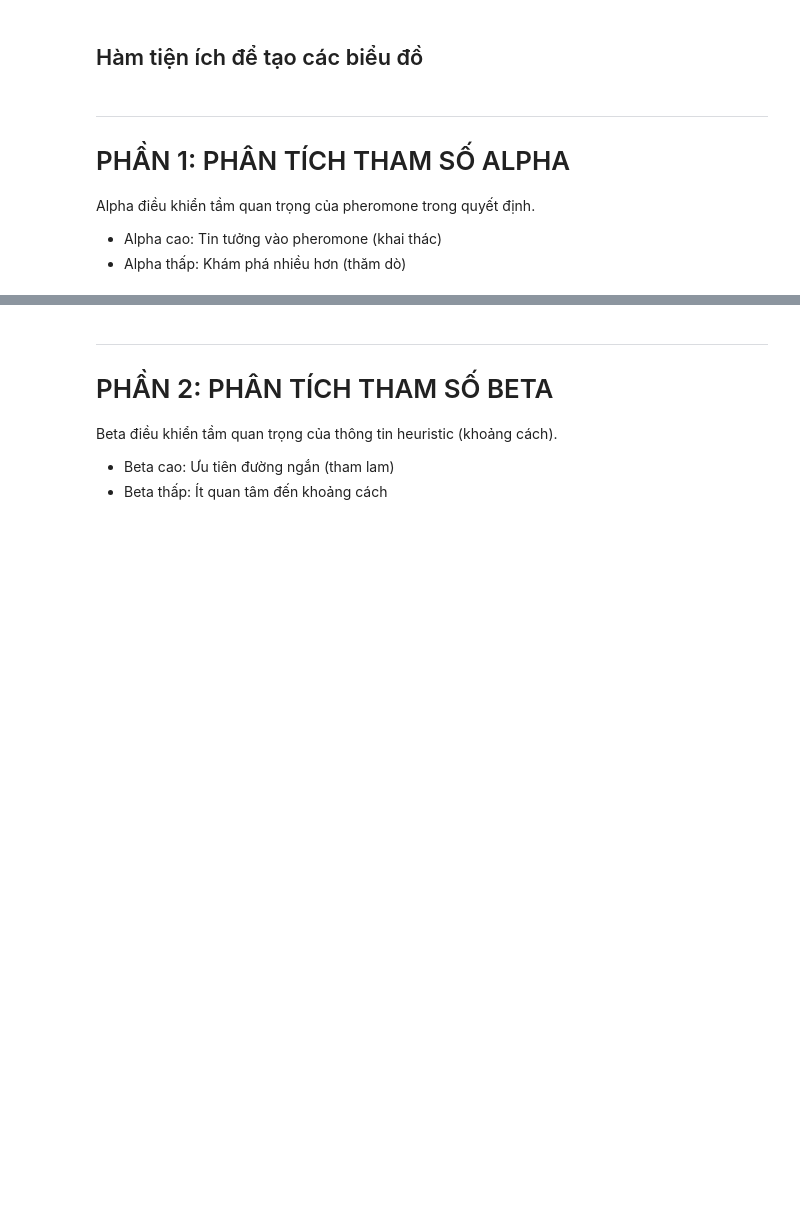
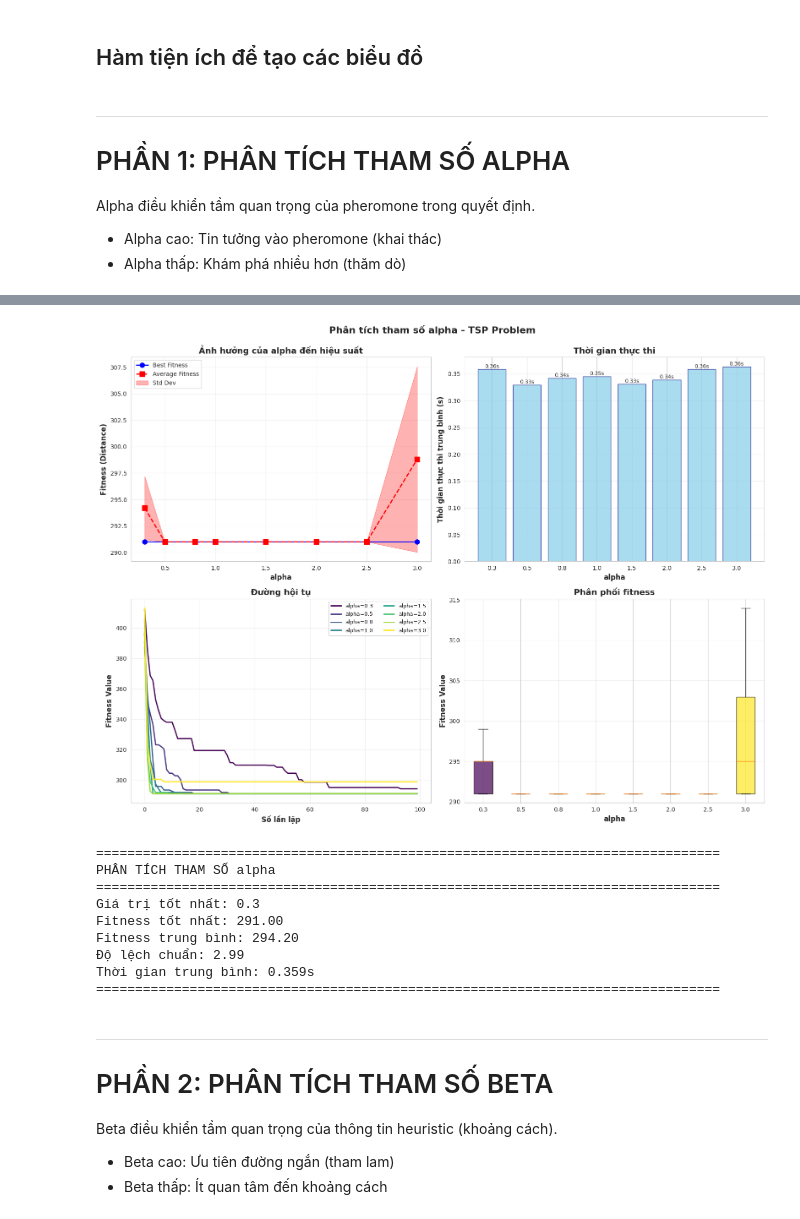
Before and after one commit to p1neapplechoco/search-algo, a Jupyter notebook: notebooks/aco_parameters.ipynb, the cells around one changed output, grey strips where cells are left out. Saved outputs shown, nothing was run; the diff lists cells and outputs as text; code cells hidden in the pictures; blank space fills up the shorter version.

```diff
--- a/notebooks/aco_parameters.ipynb
+++ b/notebooks/aco_parameters.ipynb
@@ -68,17 +68,24 @@ def get_problem_infos(PROBLEM: int) -> Tuple[np.ndarray, List[int]]:
         distance_matrix = []
         for line in lines:
             row = [float(x) for x in line.split()]
-            distance_matrix.append(row)
+            if row:
+                distance_matrix.append(row)
         distance_matrix = np.array(distance_matrix)
 
     # Read solution path
     with open(TSP_DATA_FOLDER + problem + "_s.txt") as f:
-        # Convert to 0-indexed
-        solution = [int(s.strip()) - 1 for s in f.readlines()]
+        solution = [int(s.strip()) - 1 for s in f.readlines() if s.strip()]
 
     return distance_matrix, solution
 
-PROBLEM = 4
+# Sử dụng bài toán p05 (10 thành phố) để phân tích nhanh hơn
+PROBLEM = 1
 distance_matrix, solution = get_problem_infos(PROBLEM)
 num_colonies = len(distance_matrix)
-cities = np.array([[i, 0] for i in range(num_colonies)])
+
+# Tạo tọa độ dummy cho các thành phố (chỉ dùng distance_matrix)
+cities = np.random.rand(num_colonies, 2) * 100
+
+print(f"Đã tải bài toán TSP p{PROBLEM:02d}")
+print(f"Số thành phố: {num_colonies}")
+print(f"Kích thước ma trận khoảng cách: {distance_matrix.shape}")
@@ -388,0 +204,48 @@ plot_3d_surface(alpha_range, beta_range, grid, 'Alpha', 'Beta', 'alpha')
+# %%
+print("="*80)
+print("PHÂN TÍCH THAM SỐ ALPHA (Tầm quan trọng của pheromone)")
+print("="*80)
+print("\nAlpha điều khiển tầm quan trọng của pheromone trong quyết định")
+print("- Alpha cao: Tin tưởng vào pheromone (khai thác)")
+print("- Alpha thấp: Khám phá nhiều hơn (thăm dò)\n")
+
+# Test different alpha values
+alpha_values = [0.3, 0.5, 0.8, 1.0, 1.5, 2.0, 2.5, 3.0]
+alpha_results = []
+num_runs = 5
+
+for alpha in alpha_values:
+    print(f"Chạy với Alpha = {alpha}...")
+
+    best_fitnesses = []
+    convergence_histories = []
+    execution_times = []
+
+    for run in range(num_runs):
+        aco = AntColonyOptimizer(cities, num_ant=20, iter=100, alpha=alpha, beta=2.0, rho=0.5, Q=100)
+        aco.distance_matrix = distance_matrix
+        aco.zeta = np.where(distance_matrix > 0, 1.0 / distance_matrix, 0)
+
+        start_time = time.time()
+        _, best = aco.run(verbose=False)
+        end_time = time.time()
+
+        best_fitnesses.append(best)
+        convergence_histories.append(aco.best_fitness_history)
+        execution_times.append(end_time - start_time)
+
+    alpha_results.append({
+        'alpha': alpha,
+        'best_fitness': np.min(best_fitnesses),  # Min because TSP minimizes distance
+        'avg_fitness': np.mean(best_fitnesses),
+        'std_fitness': np.std(best_fitnesses),
+        'convergence_history': convergence_histories,
+        'avg_time': np.mean(execution_times),
+        'all_best_fitnesses': best_fitnesses
+    })
+
+    print(f"  Best={alpha_results[-1]['best_fitness']:.2f}, Avg={alpha_results[-1]['avg_fitness']:.2f}, Std={alpha_results[-1]['std_fitness']:.2f}, Time={alpha_results[-1]['avg_time']:.3f}s")
+
+# Analyze using FA-style visualization
+analyze_parameter_impact('alpha', alpha_values, alpha_results, 'alpha')
+# %% [output]
@@ -389,3 +269,13 @@ plot_3d_surface(alpha_range, beta_range, grid, 'Alpha', 'Beta', 'alpha')
+[figure, added]
+================================================================================
+PHÂN TÍCH THAM SỐ alpha
+================================================================================
+Giá trị tốt nhất: 0.3
+Fitness tốt nhất: 291.00
+Fitness trung bình: 294.20
+Độ lệch chuẩn: 2.99
+Thời gian trung bình: 0.359s
+================================================================================
 # %% [markdown]
 ---
 # PHẦN 2: PHÂN TÍCH THAM SỐ BETA
```
Also changed, not shown: parts of 15 cells of this notebook, 1 other file.
